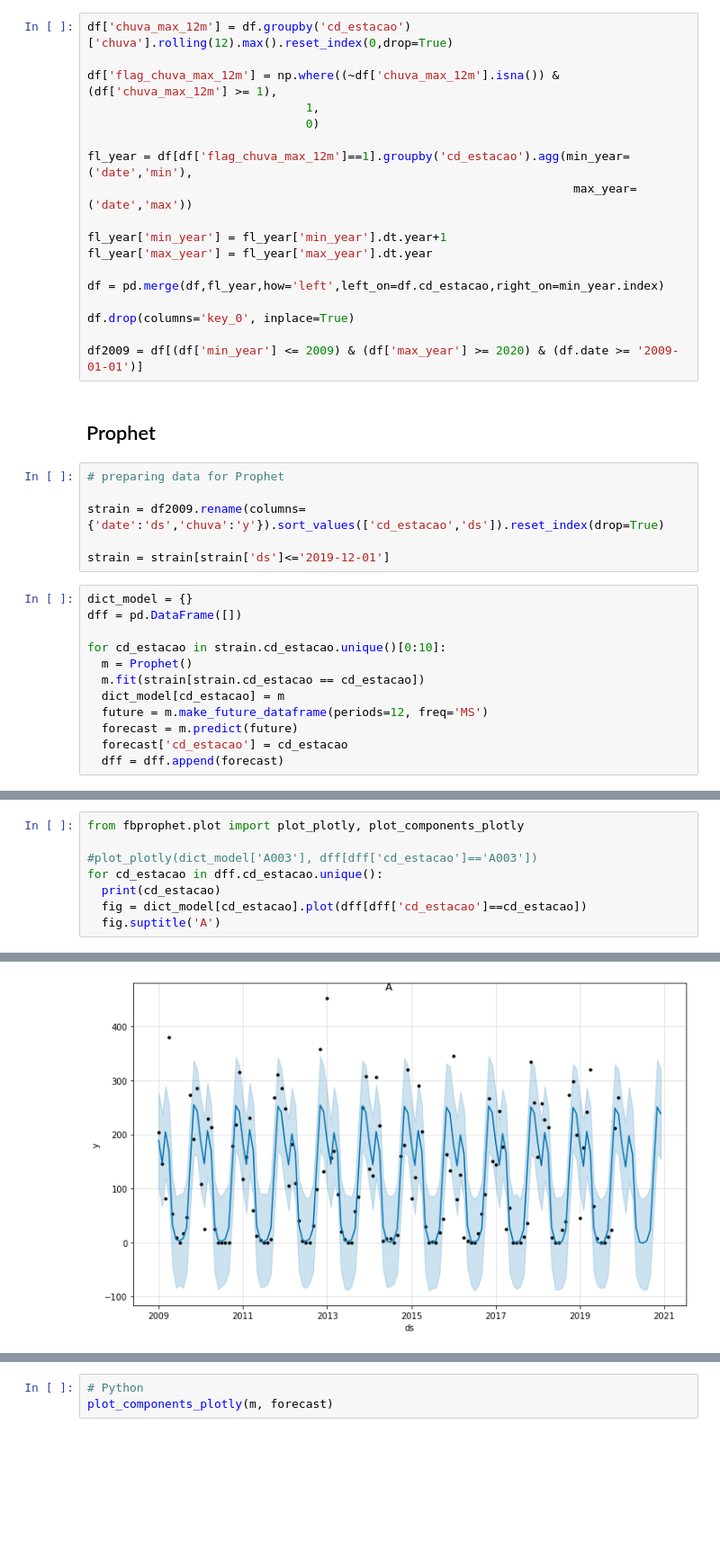
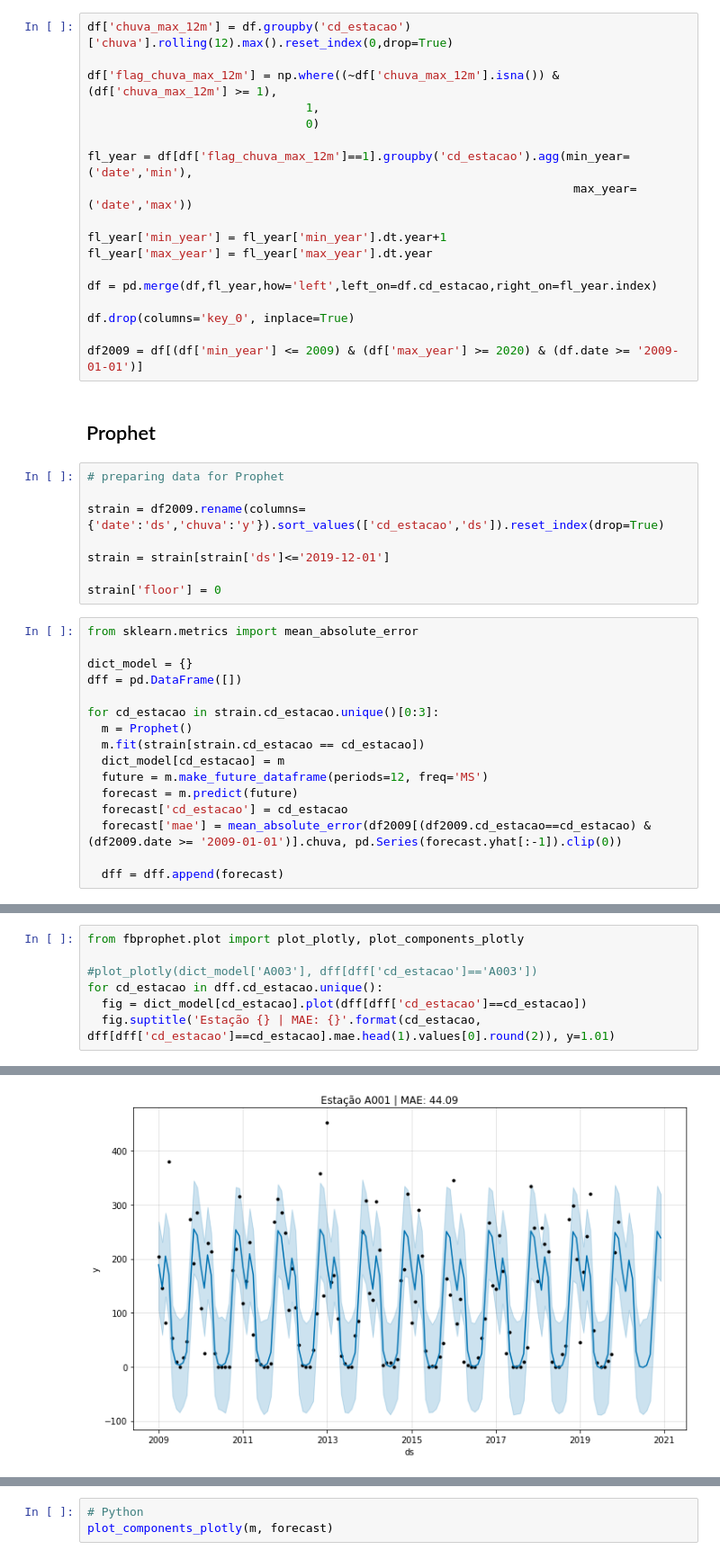
Before and after one commit to bragarods/agro, a Jupyter notebook: notebooks/colab_prophet.ipynb, the cells around one changed output, grey strips where cells are left out. Shown at 90% size. Saved outputs shown, nothing was run; the diff lists cells and outputs as text; blank space fills up the shorter version.

```diff
--- a/notebooks/colab_prophet.ipynb
+++ b/notebooks/colab_prophet.ipynb
@@ -65,7 +65,7 @@ fl_year = df[df['flag_chuva_max_12m']==1].groupby('cd_estacao').agg(min_year=('d
 fl_year['min_year'] = fl_year['min_year'].dt.year+1
 fl_year['max_year'] = fl_year['max_year'].dt.year
 
-df = pd.merge(df,fl_year,how='left',left_on=df.cd_estacao,right_on=min_year.index)
+df = pd.merge(df,fl_year,how='left',left_on=df.cd_estacao,right_on=fl_year.index)
 
 df.drop(columns='key_0', inplace=True)
 
@@ -78,17 +78,23 @@ df2009 = df[(df['min_year'] <= 2009) & (df['max_year'] >= 2020) & (df.date >= '2
 strain = df2009.rename(columns={'date':'ds','chuva':'y'}).sort_values(['cd_estacao','ds']).reset_index(drop=True)
 
 strain = strain[strain['ds']<='2019-12-01']
+
+strain['floor'] = 0
 # %%
+from sklearn.metrics import mean_absolute_error
+
 dict_model = {}
 dff = pd.DataFrame([])
 
-for cd_estacao in strain.cd_estacao.unique()[0:10]:
+for cd_estacao in strain.cd_estacao.unique()[0:3]:
   m = Prophet()
   m.fit(strain[strain.cd_estacao == cd_estacao])
   dict_model[cd_estacao] = m
   future = m.make_future_dataframe(periods=12, freq='MS')
   forecast = m.predict(future)
   forecast['cd_estacao'] = cd_estacao
+  forecast['mae'] = mean_absolute_error(df2009[(df2009.cd_estacao==cd_estacao) & (df2009.date >= '2009-01-01')].chuva, pd.Series(forecast.yhat[:-1]).clip(0))
+
   dff = dff.append(forecast)
 # %% [output]
 INFO:fbprophet:Disabling weekly seasonality. Run prophet with weekly_seasonality=True to override this.
@@ -118,7 +108,6 @@ from fbprophet.plot import plot_plotly, plot_components_plotly
 
 #plot_plotly(dict_model['A003'], dff[dff['cd_estacao']=='A003'])
 for cd_estacao in dff.cd_estacao.unique():
-  print(cd_estacao)
   fig = dict_model[cd_estacao].plot(dff[dff['cd_estacao']==cd_estacao])
-  fig.suptitle('A')
+  fig.suptitle('Estação {} | MAE: {}'.format(cd_estacao, dff[dff['cd_estacao']==cd_estacao].mae.head(1).values[0].round(2)), y=1.01)
 # %% [output]
@@ -135 +114 @@ A014
-[figure, old version]
+[figure, new version]
```
Also changed, not shown: parts of 9 cells of this notebook.
